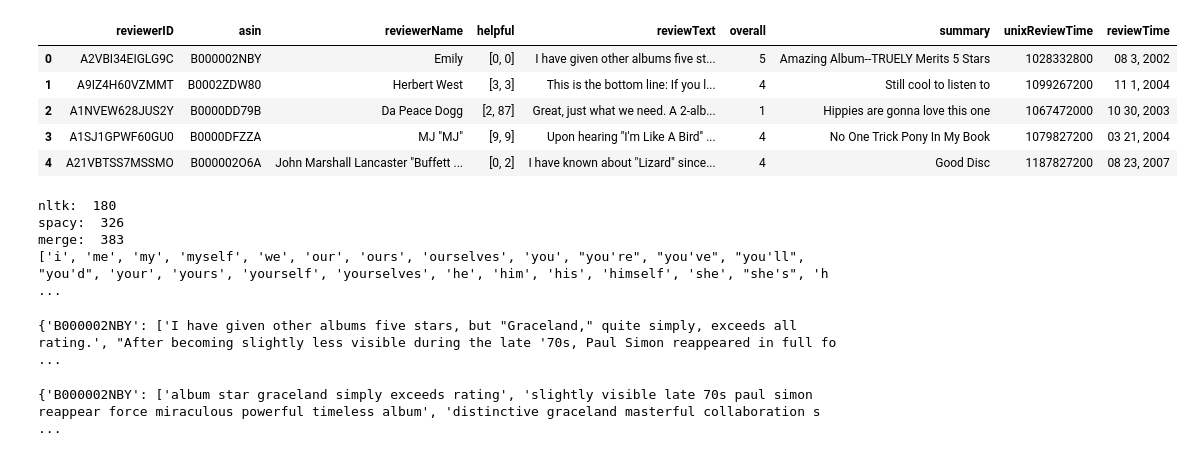
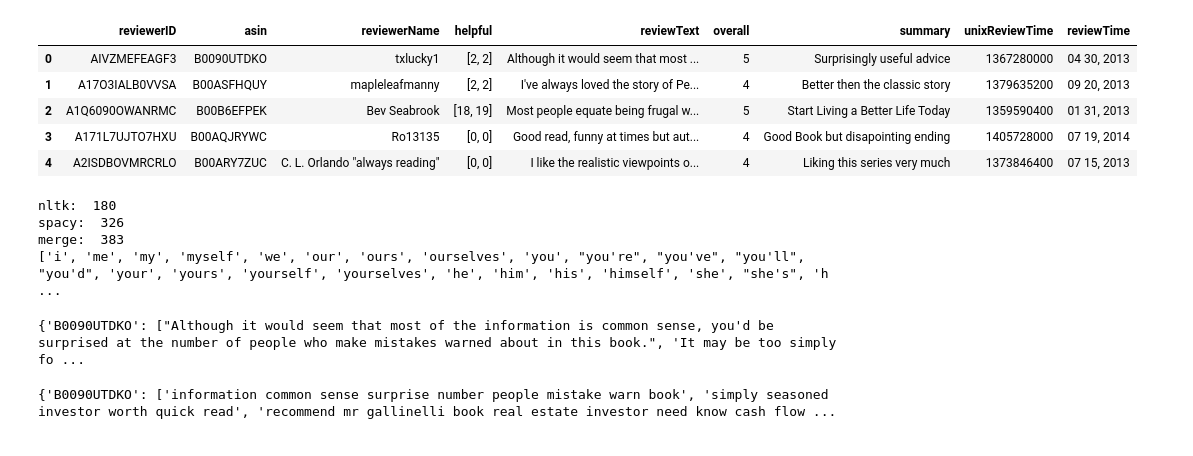
Before and after one commit to yklInverted/AI6122-Text-Project, a Jupyter notebook: Summarizer.ipynb, the cells around one changed output. Drawn from its saved outputs; the diff is of its cells as text; code cells hidden in the pictures.

```diff
--- a/Summarizer.ipynb
+++ b/Summarizer.ipynb
@@ -31,14 +48,14 @@ from sklearn.feature_extraction.text import TfidfVectorizer
 # %%
-loader = DataLoader(DataLoader.data_path2)
+loader = DataLoader(DataLoader.data_path1)
 table = loader.load_table()
 table.head()
 # %% [output]
 |  | reviewerID | asin | reviewerName | helpful | reviewText | overall | summary | unixReviewTime | reviewTime |
-| 0 | A2VBI34EIGLG9C | B000002NBY | Emily | [0, 0] | I have given other albums five st... | 5 | Amazing Album--TRUELY Merits 5 Stars | 1028332800 | 08 3, 2002 |
-| 1 | A9IZ4H60VZMMT | B0002ZDW80 | Herbert West | [3, 3] | This is the bottom line: If you l... | 4 | Still cool to listen to | 1099267200 | 11 1, 2004 |
-| 2 | A1NVEW628JUS2Y | B0000DD79B | Da Peace Dogg | [2, 87] | Great, just what we need. A 2-alb... | 1 | Hippies are gonna love this one | 1067472000 | 10 30, 2003 |
-| 3 | A1SJ1GPWF60GU0 | B0000DFZZA | MJ "MJ" | [9, 9] | Upon hearing ''I'm Like A Bird'' ... | 4 | No One Trick Pony In My Book | 1079827200 | 03 21, 2004 |
-| 4 | A21VBTSS7MSSMO | B000002O6A | John Marshall Lancaster "Buffett ... | [0, 2] | I have known about "Lizard" since... | 4 | Good Disc | 1187827200 | 08 23, 2007 |
+| 0 | AIVZMEFEAGF3 | B0090UTDKO | txlucky1 | [2, 2] | Although it would seem that most ... | 5 | Surprisingly useful advice | 1367280000 | 04 30, 2013 |
+| 1 | A17O3IALB0VVSA | B00ASFHQUY | mapleleafmanny | [2, 2] | I've always loved the story of Pe... | 4 | Better then the classic story | 1379635200 | 09 20, 2013 |
+| 2 | A1Q6090OWANRMC | B00B6EFPEK | Bev Seabrook | [18, 19] | Most people equate being frugal w... | 5 | Start Living a Better Life Today | 1359590400 | 01 31, 2013 |
+| 3 | A171L7UJTO7HXU | B00AQJRYWC | Ro13135 | [0, 0] | Good read, funny at times but aut... | 4 | Good Book but disapointing ending | 1405728000 | 07 19, 2014 |
+| 4 | A2ISDBOVMRCRLO | B00ARY7ZUC | C. L. Orlando "always reading" | [0, 0] | I like the realistic viewpoints o... | 4 | Liking this series very much | 1373846400 | 07 15, 2013 |
 # %%
 #Data Preprocess
 #Get stopwords
@@ -73,7 +90,7 @@ for i in range(200):
             reviewText[table['asin'][i]].append(s)
 print(reviewText)
 # %% [output]
-{'B000002NBY': ['I have given other albums five stars, but "Graceland," quite simply, exceeds all rating.', "After becoming slightly less visible during the late '70s, Paul Simon reappeared in full fo ...
+{'B0090UTDKO': ["Although it would seem that most of the information is common sense, you'd be surprised at the number of people who make mistakes warned about in this book.", 'It may be too simply fo ...
 # %%
 def data_preprocess(original_review, stop_words):
     # to lowercase
@@ -107,7 +124,7 @@ for r in reviewText:
         processed_reviewText[r].append(p)
 print(processed_reviewText)
 # %% [output]
-{'B000002NBY': ['album star graceland simply exceeds rating', 'slightly visible late 70s paul simon reappear force miraculous powerful timeless album', 'distinctive graceland masterful collaboration s ...
+{'B0090UTDKO': ['information common sense surprise number people mistake warn book', 'simply seasoned investor worth quick read', 'recommend mr gallinelli book real estate investor need know cash flow ...
 # %%
 # collect frequency
 
```
Also changed, not shown: parts of 17 cells of this notebook, 1 other file.
